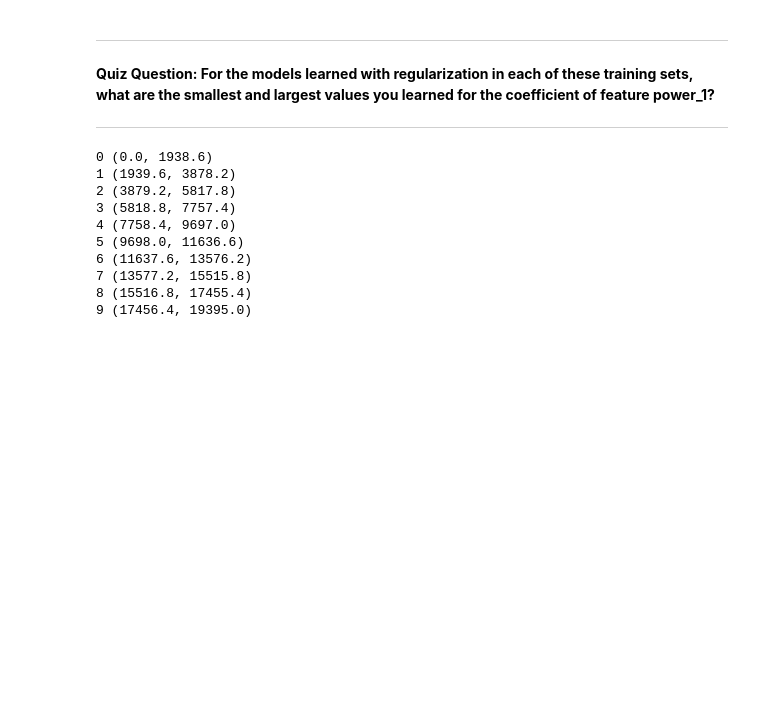
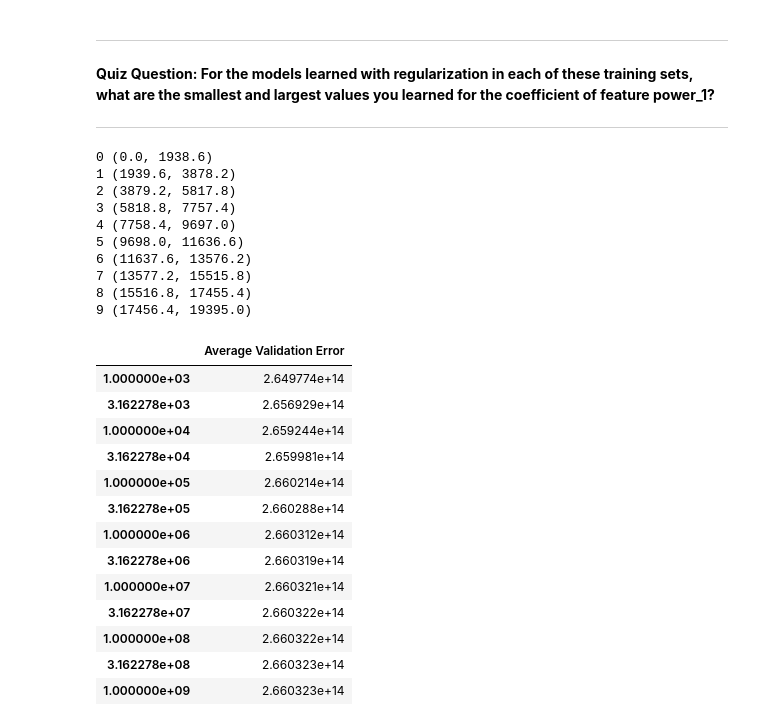
Before and after one commit to timaraxian/ml-study, a Jupyter notebook: regressionWk4/assignment1.ipynb, the cells around one changed output. Drawn from its saved outputs; the diff is of its cells as text; code cells hidden in the pictures; blank space fills up the shorter version.

```diff
--- a/regressionWk4/assignment1.ipynb
+++ b/regressionWk4/assignment1.ipynb
@@ -167,0 +166,52 @@ def k_fold_cross_validation(k, l2_penalty, data, target):
+# %%
+def k_fold_cross_validation(k, l2_penalty, data, target):
+    n = len(data)
+
+    errors = []
+
+    for i in range(k):
+        start = (n*i)//k
+        end = (n*(i+1))//k-1
+
+        validation_set = data[start:end+1]
+        validation_target = target[start:end+1]
+
+        train_set = data[0:start].append(data[end+1:n])
+        train_target = target[0:start].append(target[end+1:n])
+
+        model = linear_model.Ridge(alpha=l2_penalty, normalize=True)
+        model.fit(train_set, train_target)
+
+        validation_predict = model.predict(validation_set)
+        error = validation_target - validation_predict
+
+        errors.append(np.dot(error.T, error))
+
+    return np.mean(errors)
+# %%
+l2_penaltys = np.logspace(3, 9, num=13)
+# %%
+avg_errors = {}
+
+data = polynomial_dataframe(df_shuffled['sqft_living'], 15)
+target = df_shuffled['price']
+
+for l2p in l2_penaltys:
+    avg_errors[l2p] = k_fold_cross_validation(10, l2p, data, target)
+
+pd.DataFrame(avg_errors, index=['Average Validation Error']).T
+# %% [output]
+|  | Average Validation Error |
+| 1.000000e+03 | 2.649774e+14 |
+| 3.162278e+03 | 2.656929e+14 |
+| 1.000000e+04 | 2.659244e+14 |
+| 3.162278e+04 | 2.659981e+14 |
+| 1.000000e+05 | 2.660214e+14 |
+| 3.162278e+05 | 2.660288e+14 |
+| 1.000000e+06 | 2.660312e+14 |
+| 3.162278e+06 | 2.660319e+14 |
+| 1.000000e+07 | 2.660321e+14 |
+| 3.162278e+07 | 2.660322e+14 |
+| 1.000000e+08 | 2.660322e+14 |
+| 3.162278e+08 | 2.660323e+14 |
+| 1.000000e+09 | 2.660323e+14 |
```
Also changed, not shown: parts of 4 cells of this notebook.
